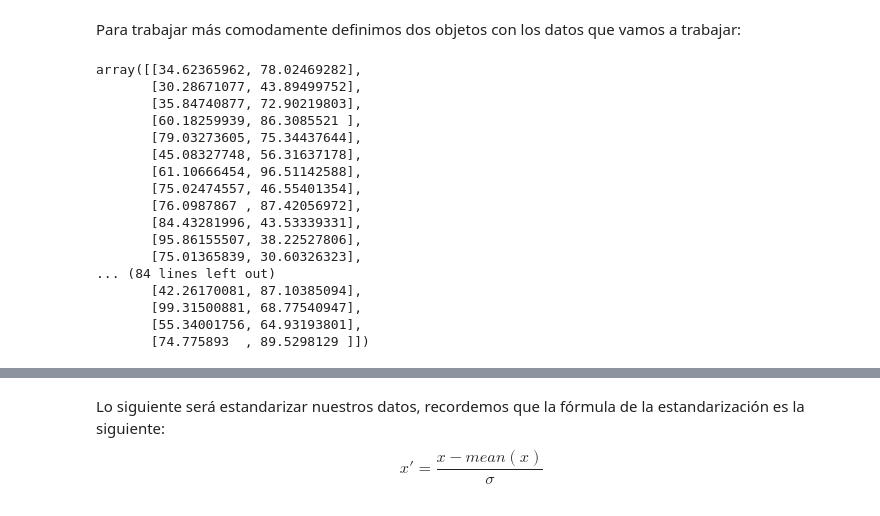
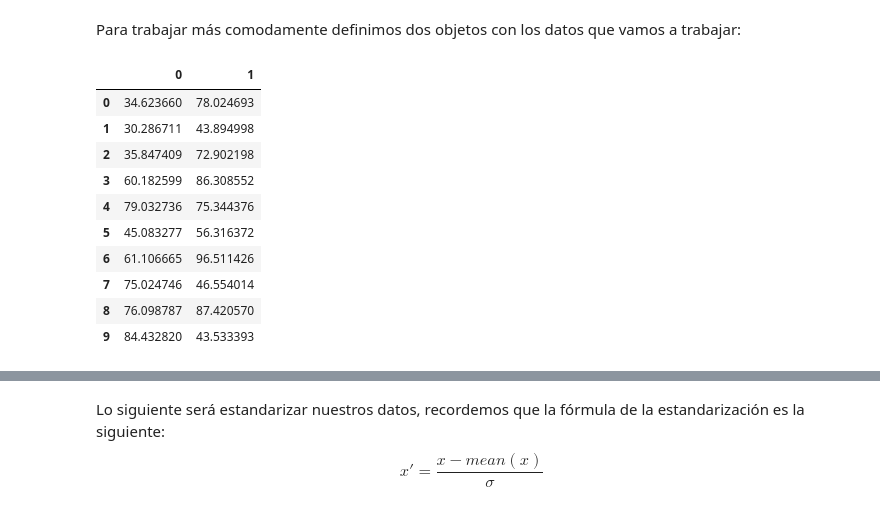
Before and after one commit to jlopezgaldon/machine_learning, a Jupyter notebook: lab01/notebooks/00_Gradient_Descent.ipynb, the cells around one changed output, grey strips where cells are left out. Saved outputs shown, nothing was run; the diff lists cells and outputs as text; code cells hidden in the pictures.

```diff
--- a/lab01/notebooks/00_Gradient_Descent.ipynb
+++ b/lab01/notebooks/00_Gradient_Descent.ipynb
@@ -182,25 +182,30 @@ Para trabajar más comodamente definimos dos objetos con los datos que vamos a t
 # %%
     # Por un lado tenemos las puntuaciones (score-1 & score-2)
 puntuaciones = data[['score-1', 'score-2']].values
-puntuaciones
-# %% [output]
-array([[34.62365962, 78.02469282],
-       [30.28671077, 43.89499752],
-       [35.84740877, 72.90219803],
-       [60.18259939, 86.3085521 ],
-       [79.03273605, 75.34437644],
-       [45.08327748, 56.31637178],
-       [61.10666454, 96.51142588],
-       [75.02474557, 46.55401354],
-       [76.0987867 , 87.42056972],
-       [84.43281996, 43.53339331],
-       [95.86155507, 38.22527806],
-       [75.01365839, 30.60326323],
-... (84 lines left out)
-       [42.26170081, 87.10385094],
-       [99.31500881, 68.77540947],
-       [55.34001756, 64.93193801],
-       [74.775893  , 89.5298129 ]])
+# %%
+    # Nos definimos una función para que nos transforme el array a dataframe y nos devuelva los 10 primerso
+
+def mostrar10 (x):
+        '''
+        Nos transforma un array a df y visualizamos las 10 primeras filas
+        x: array
+        '''
+        return pd.DataFrame(x).head(10)
+# %%
+    # Aplicamos la función para visualizar los cambios en puntuaciones
+mostrar10(puntuaciones)
+# %% [output]
+|  | 0 | 1 |
+| 0 | 34.623660 | 78.024693 |
+| 1 | 30.286711 | 43.894998 |
+| 2 | 35.847409 | 72.902198 |
+| 3 | 60.182599 | 86.308552 |
+| 4 | 79.032736 | 75.344376 |
+| 5 | 45.083277 | 56.316372 |
+| 6 | 61.106665 | 96.511426 |
+| 7 | 75.024746 | 46.554014 |
+| 8 | 76.098787 | 87.420570 |
+| 9 | 84.432820 | 43.533393 |
 # %%
     # Por otro lado tenemos los resultado o label
 resultados = data['label'].values
```
Also changed, not shown: parts of 6 cells of this notebook, 2 other files.
